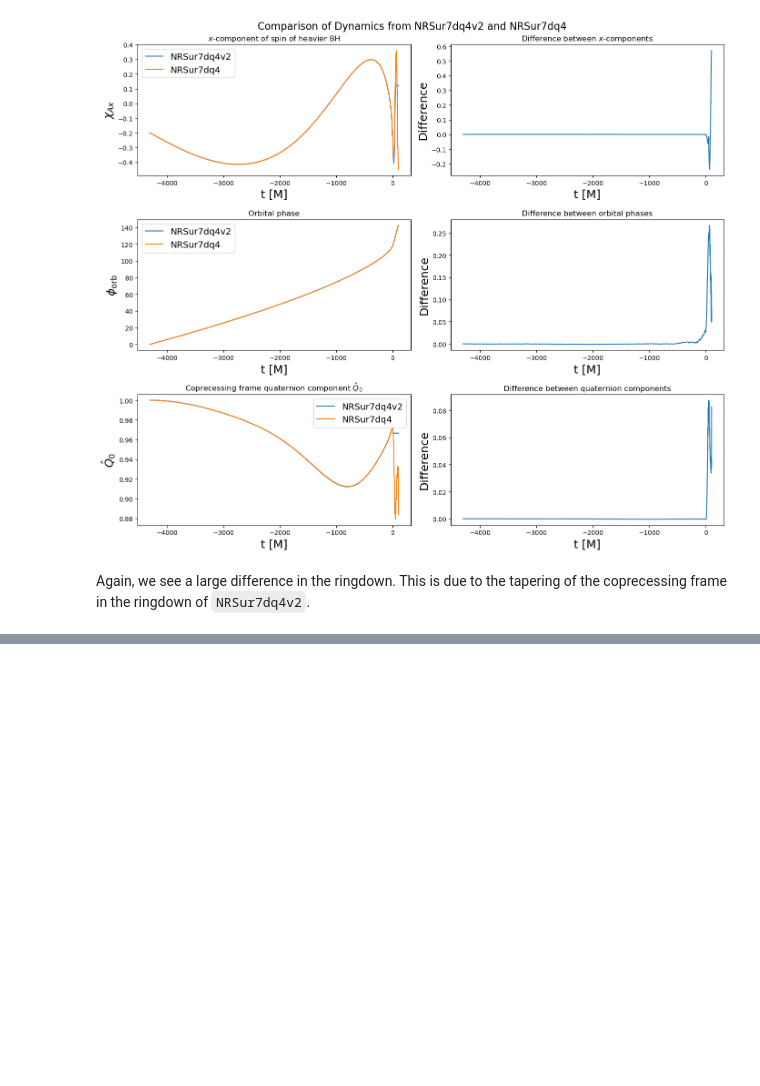
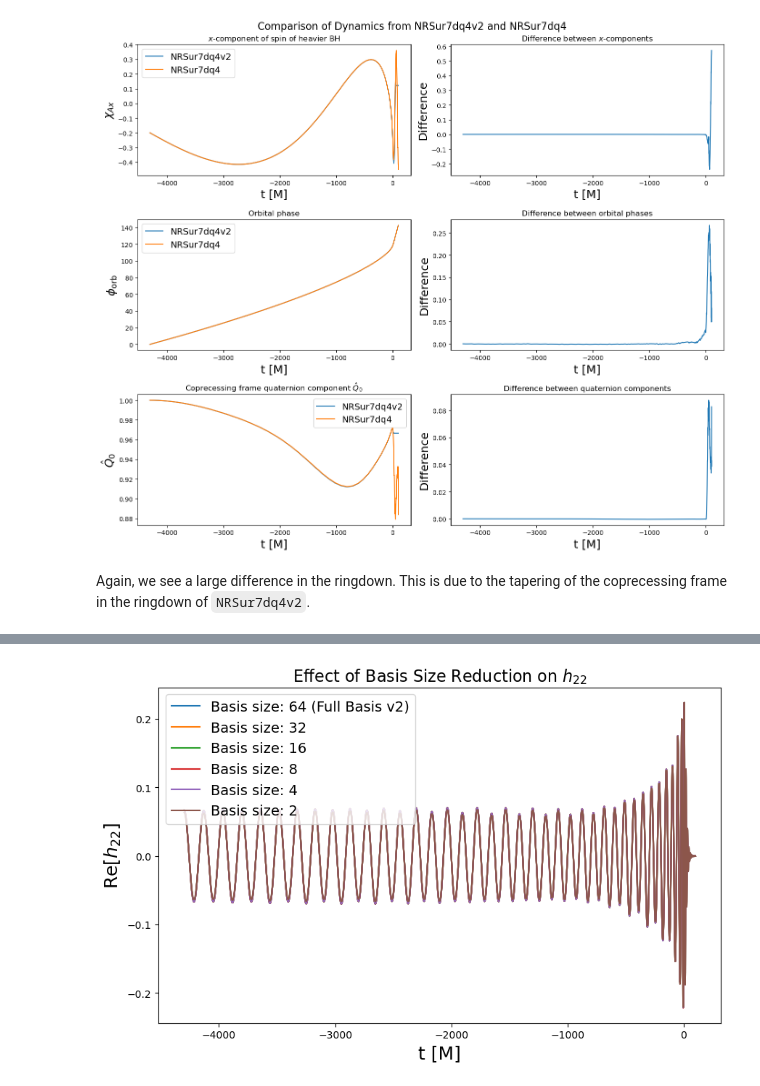
Before and after one commit to sxs-collaboration/gwsurrogate, a Jupyter notebook: tutorial/website/NRSur7dq4v2.ipynb, the cells around one changed output, grey strips where cells are left out. Drawn from its saved outputs; the diff is of its cells as text; code cells hidden in the pictures; blank space fills up the shorter version.

```diff
--- a/tutorial/website/NRSur7dq4v2.ipynb
+++ b/tutorial/website/NRSur7dq4v2.ipynb
@@ -302,0 +318,5 @@ Again, we see a large difference in the ringdown. This is due to the tapering of
+# %%
+max_basis_sizes = sur.coorbital_basis_sizes(ellMax=3)
+print(r"Max basis sizes for datapieces up to $\ell=3$: ")
+for dp_name, size in max_basis_sizes.items():
+    print(f"{dp_name}: {size}")
@@ -302,0 +345,21 @@ Again, we see a large difference in the ringdown. This is due to the tapering of
+# %%
+dp_name = '2_2_Re+_sd_0'
+basis_sizes = [32,16,8,4,2]
+
+# We use the same binary black hole parameters as before
+q = 4
+chiA = [-0.2, 0.4, 0.1]
+chiB = [-0.5, 0.2, -0.4]
+dt = 0.1
+f_low = 0
+t, h, _ = sur(q, chiA, chiB, dt=dt, f_low=f_low)
+
+h22re_waveforms = {}        # We will store the real part of the (2,2) mode waveforms in this dictionary
+h22re_waveforms[64] = np.real(h[(2,2)])   # Append the full surrogate waveform with basis size 64 to the dictionary
+
+for size in basis_sizes:
+    del sur # Delete the surrogate to free up memory before creating a new one with smaller basis size
+    basis_size_opts = {dp_name: size}
+    sur = gwsurrogate.LoadSurrogate('NRSur7dq4v2', basis_size_opts=basis_size_opts)
+    _, h, _ = sur(q, chiA, chiB, dt=dt, f_low=f_low)
+    h22re_waveforms[size] = np.real(h[(2,2)])
@@ -302,0 +377,13 @@ Again, we see a large difference in the ringdown. This is due to the tapering of
+# %%
+fig_basred, ax_basred = P.subplots(figsize=(10,6))
+
+ax_basred.plot(t, h22re_waveforms[64], label='Basis size: 64 (Full Basis v2)')
+for size in basis_sizes:
+    ax_basred.plot(t, h22re_waveforms[size], label=f'Basis size: {size}')
+ax_basred.set_xlabel(r't [M]', fontsize=18)
+ax_basred.set_ylabel(r'Re[$h_{22}$]', fontsize=18)
+ax_basred.set_title('Effect of Basis Size Reduction on $h_{22}$', fontsize=16)
+ax_basred.legend(fontsize=14)
+P.show()
+# %% [output]
+[figure, added]
```
Also changed, not shown: parts of 15 cells of this notebook, 2 other files.
